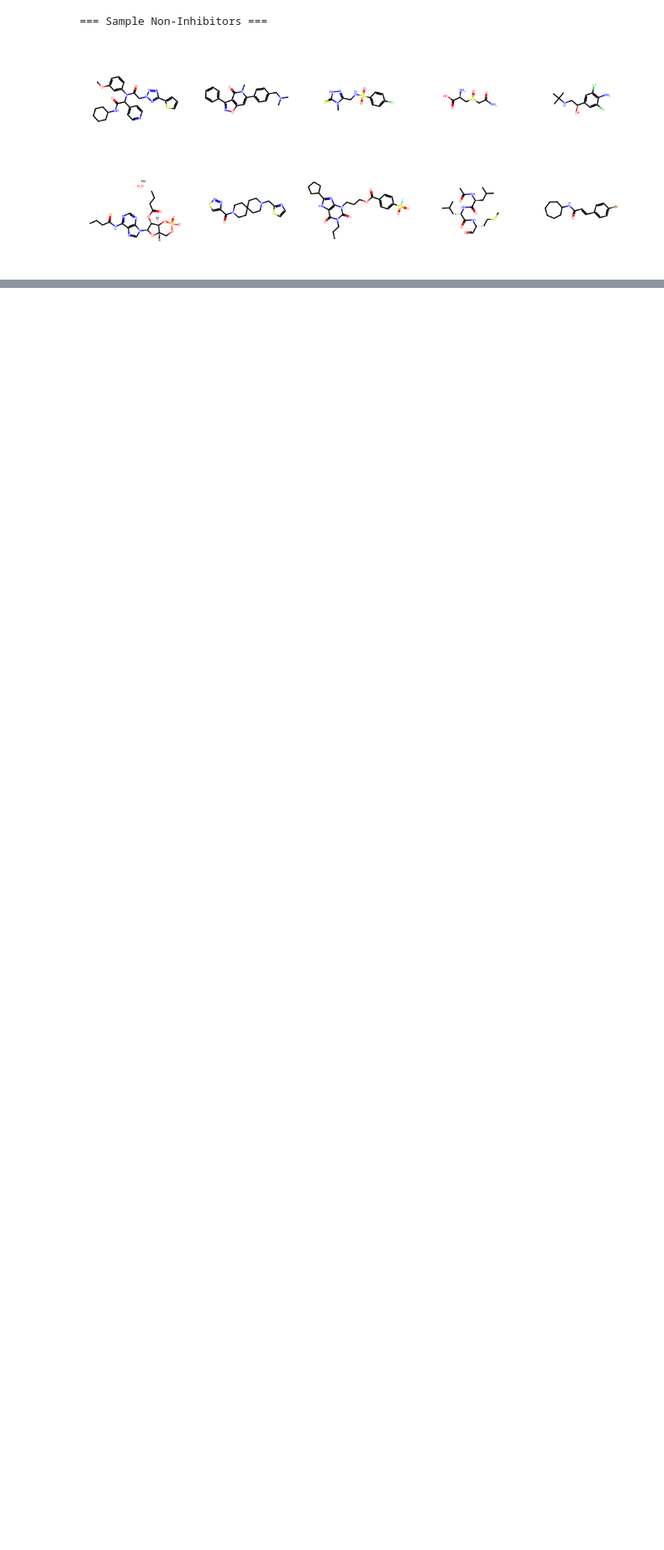
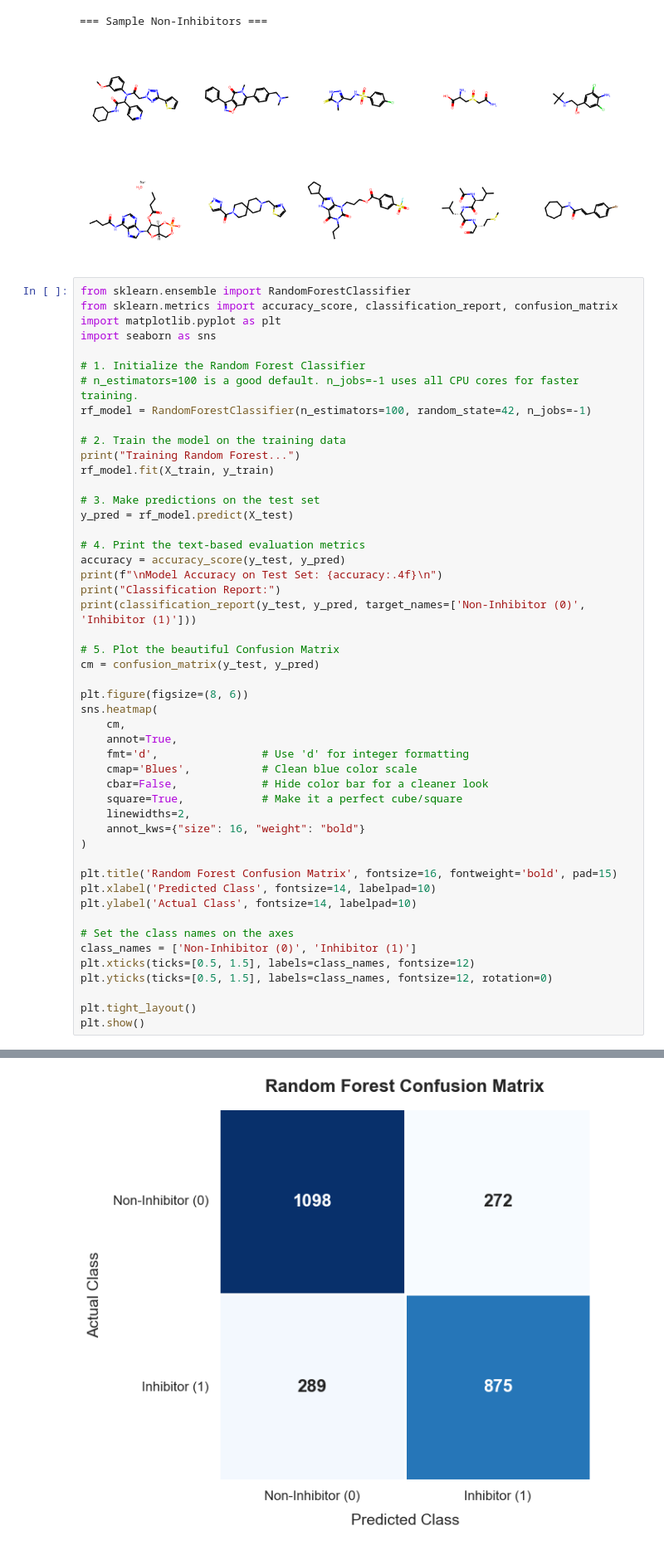
Before and after one commit to ManuCa93/drug_desing_final, a Jupyter notebook: notebook.ipynb, the cells around one changed output, grey strips where cells are left out. Shown at 83% size. Cells and saved outputs as stored; diff of their text form; blank space fills up the shorter version.

```diff
--- a/notebook.ipynb
+++ b/notebook.ipynb
@@ -553,3 +604,53 @@ if non_inhibitor_mols:
 [figure]
 === Sample Non-Inhibitors ===
 [figure]
+# %%
+from sklearn.ensemble import RandomForestClassifier
+from sklearn.metrics import accuracy_score, classification_report, confusion_matrix
+import matplotlib.pyplot as plt
+import seaborn as sns
+
+# 1. Initialize the Random Forest Classifier
+# n_estimators=100 is a good default. n_jobs=-1 uses all CPU cores for faster training.
+rf_model = RandomForestClassifier(n_estimators=100, random_state=42, n_jobs=-1)
+
+# 2. Train the model on the training data
+print("Training Random Forest...")
+rf_model.fit(X_train, y_train)
+
+# 3. Make predictions on the test set
+y_pred = rf_model.predict(X_test)
+
+# 4. Print the text-based evaluation metrics
+accuracy = accuracy_score(y_test, y_pred)
+print(f"\nModel Accuracy on Test Set: {accuracy:.4f}\n")
+print("Classification Report:")
+print(classification_report(y_test, y_pred, target_names=['Non-Inhibitor (0)', 'Inhibitor (1)']))
+
+# 5. Plot the beautiful Confusion Matrix
+cm = confusion_matrix(y_test, y_pred)
+
+plt.figure(figsize=(8, 6))
+sns.heatmap(
+    cm,
+    annot=True,
+    fmt='d',                # Use 'd' for integer formatting
+    cmap='Blues',           # Clean blue color scale
+    cbar=False,             # Hide color bar for a cleaner look
+    square=True,            # Make it a perfect cube/square
+    linewidths=2,
+    annot_kws={"size": 16, "weight": "bold"}
+)
+
+plt.title('Random Forest Confusion Matrix', fontsize=16, fontweight='bold', pad=15)
+plt.xlabel('Predicted Class', fontsize=14, labelpad=10)
+plt.ylabel('Actual Class', fontsize=14, labelpad=10)
+
+# Set the class names on the axes
+class_names = ['Non-Inhibitor (0)', 'Inhibitor (1)']
+plt.xticks(ticks=[0.5, 1.5], labels=class_names, fontsize=12)
+plt.yticks(ticks=[0.5, 1.5], labels=class_names, fontsize=12, rotation=0)
+
+plt.tight_layout()
+plt.show()
+# %% [output]
@@ -555,0 +670 @@ if non_inhibitor_mols:
+[figure, added]
```
Also changed, not shown: parts of 5 cells of this notebook.
